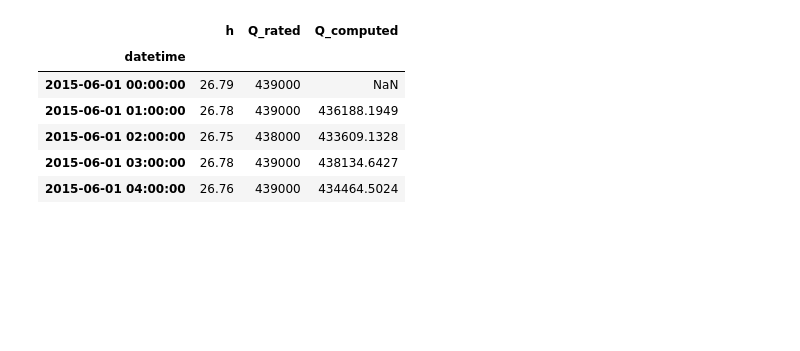
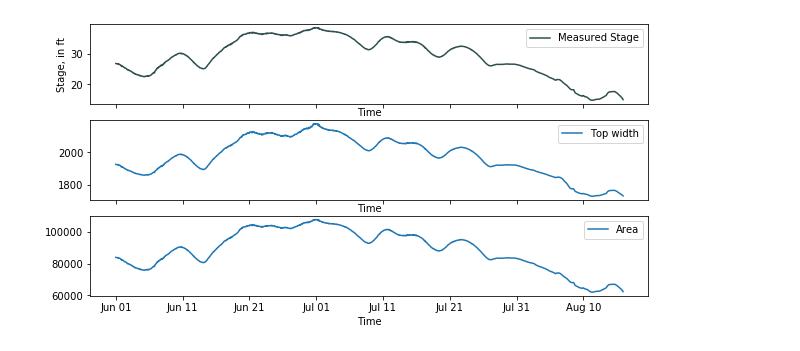
Before and after one commit to mdomanski-usgs/dynrat, a Jupyter notebook: examples/stlms.ipynb, the cells around one changed output. Saved outputs shown, nothing was run; the diff lists cells and outputs as text; code cells hidden in the pictures; blank space fills up the shorter version.

```diff
--- a/examples/stlms.ipynb
+++ b/examples/stlms.ipynb
@@ -54,16 +54,21 @@ from dynrat.dynmod import QSolve
 time_step = 60*60
 
 q_solve = QSolve(sect, frict, bed_slope, slope_ratio, time_step)
-# %%
-import pandas as pd
-
-qh_data = pd.read_csv('data/stlms/qh.csv', index_col=0, parse_dates=True)
-qh_data.head()
-# %% [output]
-|  | h | Q_rated | Q_computed |
-| datetime |  |  |  |
-| 2015-06-01 00:00:00 | 26.79 | 439000 | NaN |
-| 2015-06-01 01:00:00 | 26.78 | 439000 | 436188.1949 |
-| 2015-06-01 02:00:00 | 26.75 | 438000 | 433609.1328 |
-| 2015-06-01 03:00:00 | 26.78 | 439000 | 438134.6427 |
-| 2015-06-01 04:00:00 | 26.76 | 439000 | 434464.5024 |
+# %%
+import pandas as pd
+
+from dynrat.timeseries import MeasuredStageTimeSeries, RatedDischargeTimeSeries
+
+
+qh_data = pd.read_csv('data/stlms/qh.csv', index_col=0, parse_dates=True)
+
+stage_timeseries = MeasuredStageTimeSeries(qh_data['h'], freq=60*60, interp_missing=True)
+rated_q_timeseries = RatedDischargeTimeSeries(qh_data['Q_rated'], freq=60*60)
+
+fig, (ax1, ax2, ax3) = plt.subplots(nrows=3, sharex=True, figsize=(10, 5))
+
+_ = stage_timeseries.plot(ax1)
+_ = stage_timeseries.cross_section_plot(sect, 'top width', ax2)
+_ = stage_timeseries.cross_section_plot(sect, 'area', ax3)
+# %% [output]
+[figure, added]
```
Also changed, not shown: parts of 11 cells of this notebook.
